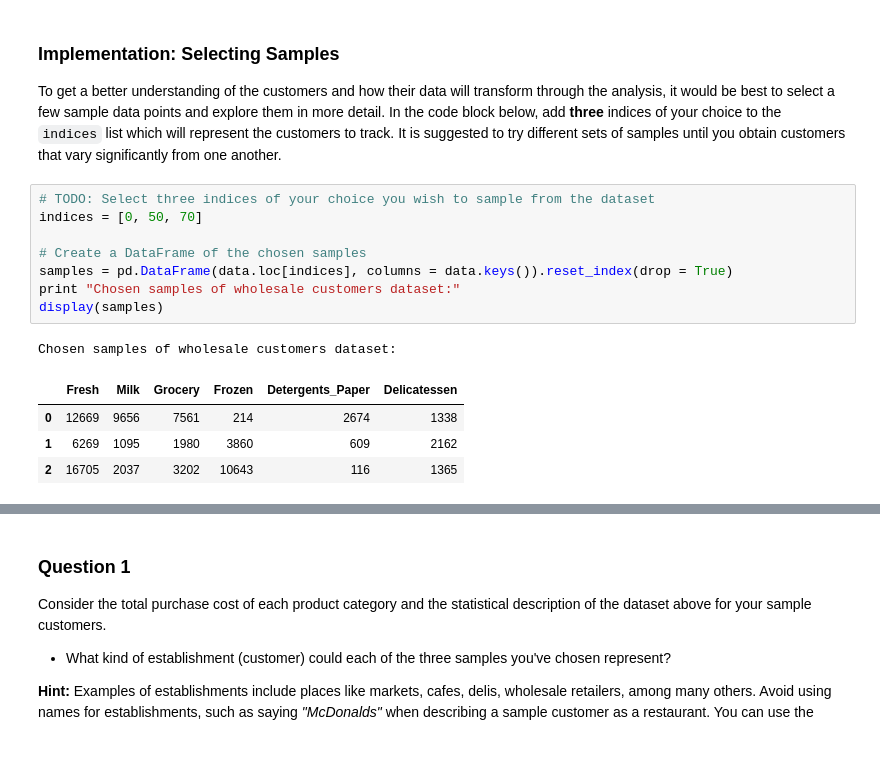
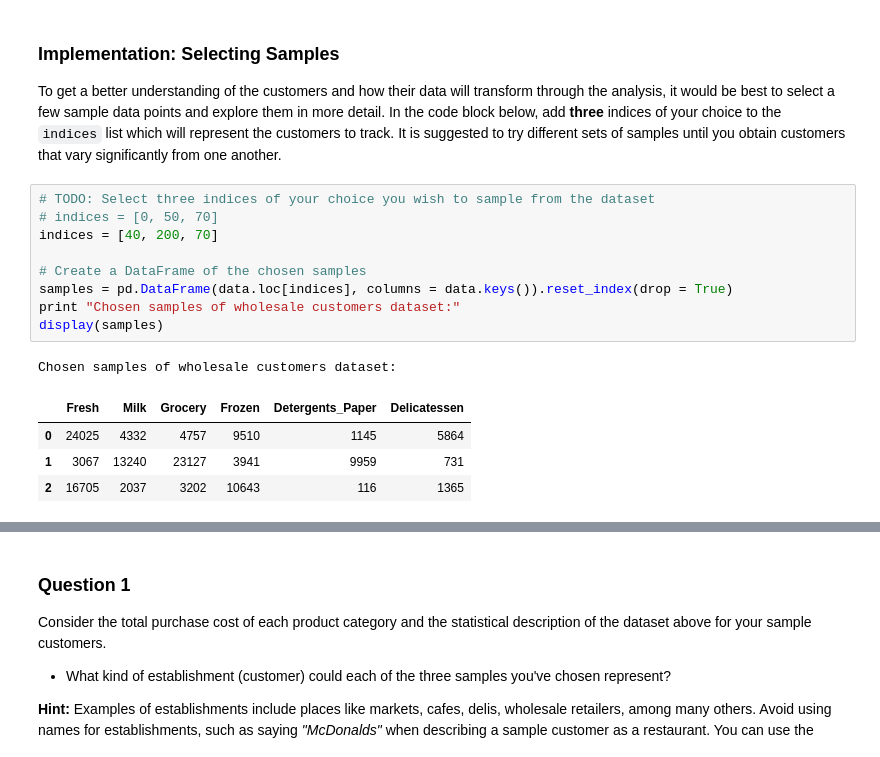
Before and after one commit to akatumba/mlnano, a Jupyter notebook: projects/customer_segments/customer_segments.ipynb, the cells around one changed output, grey strips where cells are left out. Cells and saved outputs as stored; diff of their text form.

```diff
--- a/projects/customer_segments/customer_segments.ipynb
+++ b/projects/customer_segments/customer_segments.ipynb
@@ -65,15 +65,16 @@ data.plot(kind='box')
 To get a better understanding of the customers and how their data will transform through the analysis, it would be best to select a few sample data points and explore them in more detail. In the code block below, add **three** indices of your choice to the `indices` list which will represent the customers to track. It is suggested to try different sets of samples until you obtain customers that vary significantly from one another.
 # %%
 # TODO: Select three indices of your choice you wish to sample from the dataset
-indices = [0, 50, 70]
+# indices = [0, 50, 70]
+indices = [40, 200, 70]
 
 # Create a DataFrame of the chosen samples
 samples = pd.DataFrame(data.loc[indices], columns = data.keys()).reset_index(drop = True)
 print "Chosen samples of wholesale customers dataset:"
 display(samples)
 # %% [output]
 Chosen samples of wholesale customers dataset:
 |  | Fresh | Milk | Grocery | Frozen | Detergents_Paper | Delicatessen |
-| 0 | 12669 | 9656 | 7561 | 214 | 2674 | 1338 |
-| 1 | 6269 | 1095 | 1980 | 3860 | 609 | 2162 |
+| 0 | 24025 | 4332 | 4757 | 9510 | 1145 | 5864 |
+| 1 | 3067 | 13240 | 23127 | 3941 | 9959 | 731 |
 | 2 | 16705 | 2037 | 3202 | 10643 | 116 | 1365 |
```
Also changed, not shown: parts of 25 cells of this notebook.
